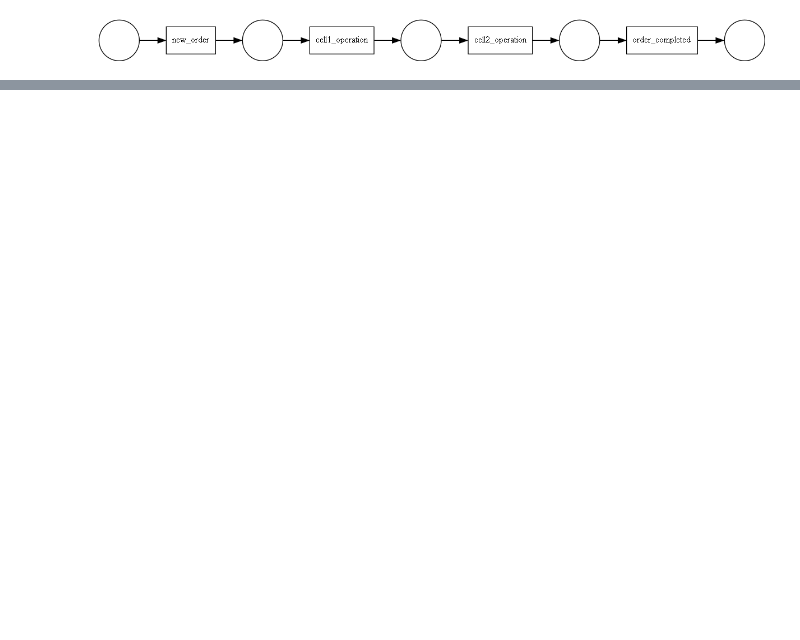
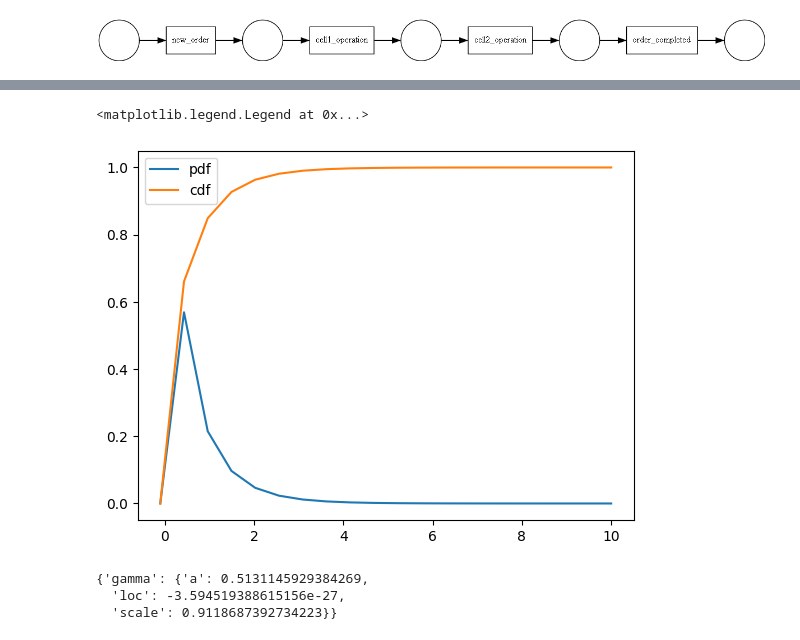
Before and after one commit to jo-chr/ddra, a Jupyter notebook: ModelGenerator_testing.ipynb, the cells around one changed output, grey strips where cells are left out. Drawn from its saved outputs; the diff is of its cells as text; code cells hidden in the pictures; blank space fills up the shorter version.

```diff
--- a/ModelGenerator_testing.ipynb
+++ b/ModelGenerator_testing.ipynb
@@ -132,0 +140,18 @@ cell1_operation
+# %%
+x = np.linspace(-0.1,10,20)
+y_pdf = ss.gamma.pdf(x, 0.5131145929384269, -3.594519388615156e-27, 0.9118687392734223) # the normal pdf
+y_cdf = ss.gamma.cdf(x, 0.5131145929384269, -3.594519388615156e-27, 0.9118687392734223)
+
+
+plt.plot(x, y_pdf, label='pdf')
+plt.plot(x, y_cdf, label='cdf')
+plt.legend()
+# %% [output]
+<matplotlib.legend.Legend at 0x...>
+[figure, added]
+# %%
+f.get_best(method = 'sumsquare_error')
+# %% [output]
+{'gamma': {'a': 0.5131145929384269,
+  'loc': -3.594519388615156e-27,
+  'scale': 0.9118687392734223}}
```
Also changed, not shown: parts of 26 cells of this notebook.
